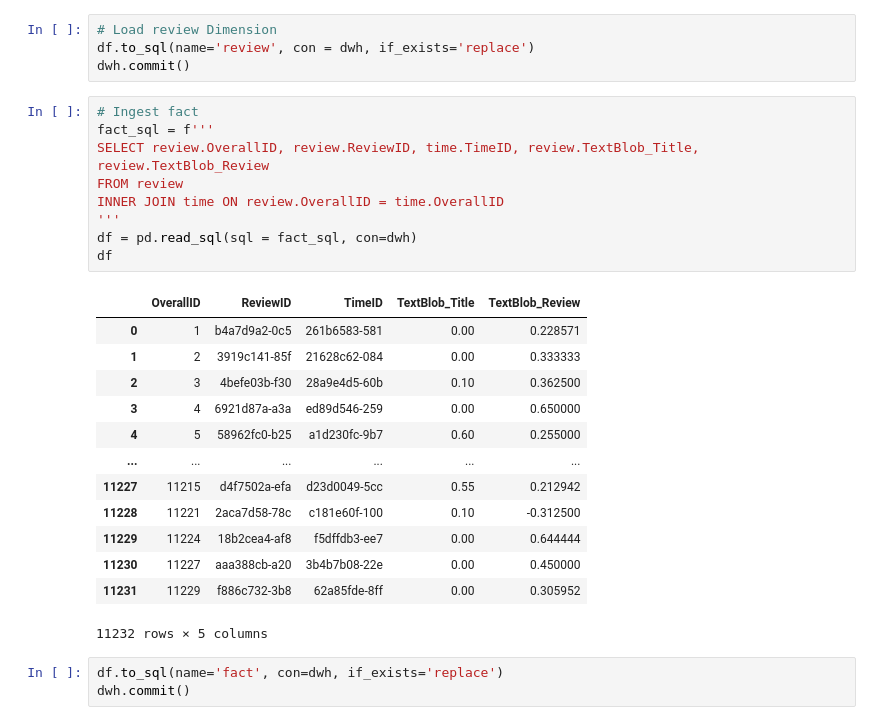
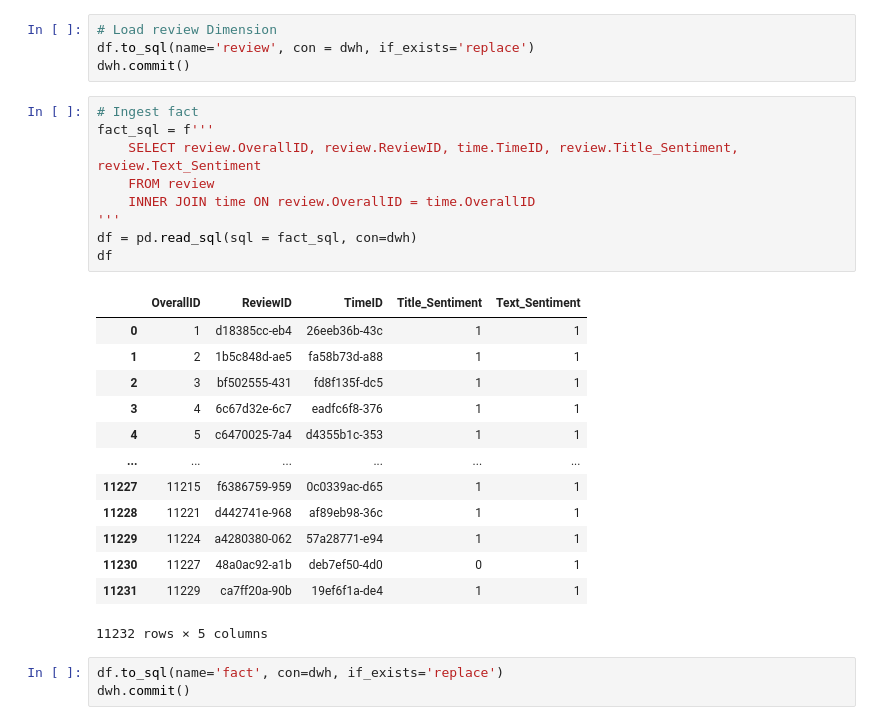
Before and after one commit to joannelxl/DataOpsMLOps, a Jupyter notebook: ETL_TestNotebook.ipynb, the cells around one changed output. Cells and saved outputs as stored; diff of their text form.

```diff
--- a/ETL_TestNotebook.ipynb
+++ b/ETL_TestNotebook.ipynb
@@ -258,25 +292,25 @@ dwh.commit()
 # %%
 # Ingest fact
 fact_sql = f'''
-SELECT review.OverallID, review.ReviewID, time.TimeID, review.TextBlob_Title, review.TextBlob_Review
-FROM review
-INNER JOIN time ON review.OverallID = time.OverallID
+    SELECT review.OverallID, review.ReviewID, time.TimeID, review.Title_Sentiment, review.Text_Sentiment
+    FROM review
+    INNER JOIN time ON review.OverallID = time.OverallID
 '''
 df = pd.read_sql(sql = fact_sql, con=dwh)
 df
 # %% [output]
-|  | OverallID | ReviewID | TimeID | TextBlob_Title | TextBlob_Review |
-| 0 | 1 | b4a7d9a2-0c5 | 261b6583-581 | 0.00 | 0.228571 |
-| 1 | 2 | 3919c141-85f | 21628c62-084 | 0.00 | 0.333333 |
-| 2 | 3 | 4befe03b-f30 | 28a9e4d5-60b | 0.10 | 0.362500 |
-| 3 | 4 | 6921d87a-a3a | ed89d546-259 | 0.00 | 0.650000 |
-| 4 | 5 | 58962fc0-b25 | a1d230fc-9b7 | 0.60 | 0.255000 |
+|  | OverallID | ReviewID | TimeID | Title_Sentiment | Text_Sentiment |
+| 0 | 1 | d18385cc-eb4 | 26eeb36b-43c | 1 | 1 |
+| 1 | 2 | 1b5c848d-ae5 | fa58b73d-a88 | 1 | 1 |
+| 2 | 3 | bf502555-431 | fd8f135f-dc5 | 1 | 1 |
+| 3 | 4 | 6c67d32e-6c7 | eadfc6f8-376 | 1 | 1 |
+| 4 | 5 | c6470025-7a4 | d4355b1c-353 | 1 | 1 |
 | ... | ... | ... | ... | ... | ... |
-| 11227 | 11215 | d4f7502a-efa | d23d0049-5cc | 0.55 | 0.212942 |
-| 11228 | 11221 | 2aca7d58-78c | c181e60f-100 | 0.10 | -0.312500 |
-| 11229 | 11224 | 18b2cea4-af8 | f5dffdb3-ee7 | 0.00 | 0.644444 |
-| 11230 | 11227 | aaa388cb-a20 | 3b4b7b08-22e | 0.00 | 0.450000 |
-| 11231 | 11229 | f886c732-3b8 | 62a85fde-8ff | 0.00 | 0.305952 |
+| 11227 | 11215 | f6386759-959 | 0c0339ac-d65 | 1 | 1 |
+| 11228 | 11221 | d442741e-968 | af89eb98-36c | 1 | 1 |
+| 11229 | 11224 | a4280380-062 | 57a28771-e94 | 1 | 1 |
+| 11230 | 11227 | 48a0ac92-a1b | deb7ef50-4d0 | 0 | 1 |
+| 11231 | 11229 | ca7ff20a-90b | 19ef6f1a-de4 | 1 | 1 |
 11232 rows × 5 columns
 # %%
 df.to_sql(name='fact', con=dwh, if_exists='replace')
```
Also changed, not shown: parts of 10 cells of this notebook, 3 other files.
